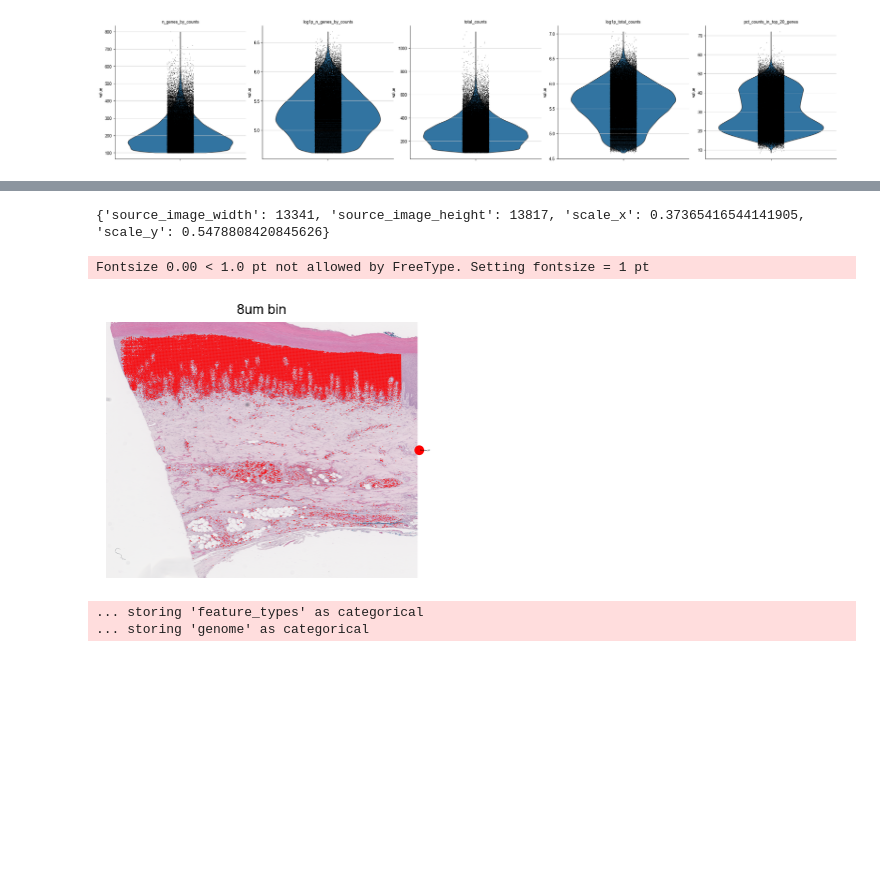
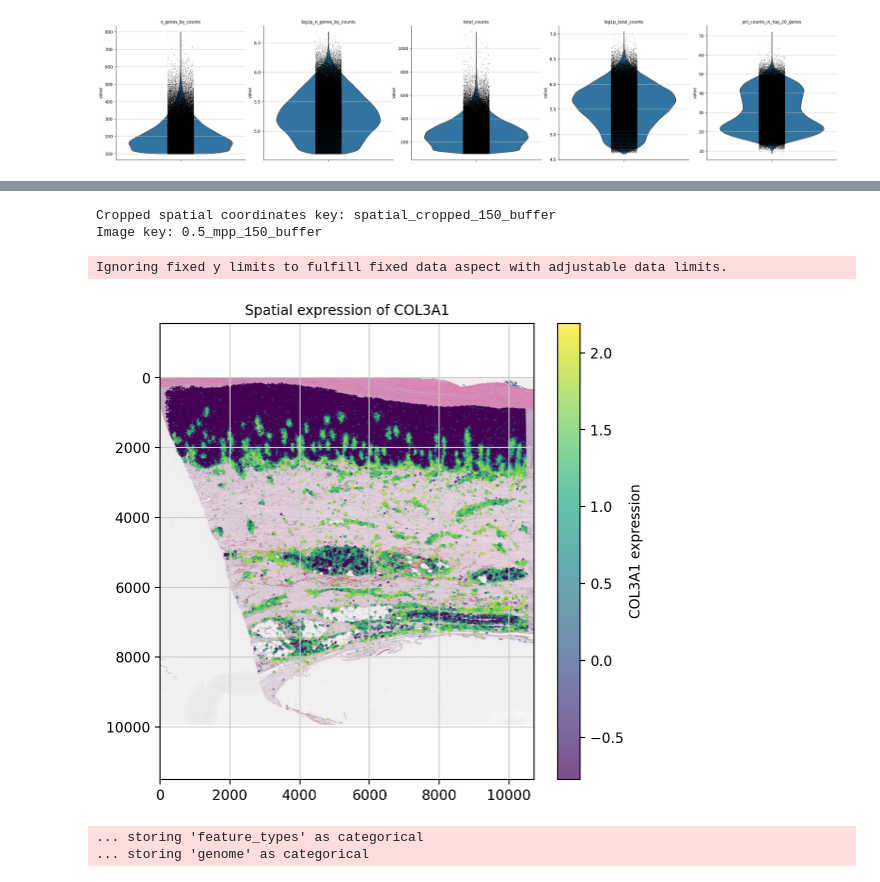
Before and after one commit to ScheWann/Biovis2025, a Jupyter notebook: Python/quality_control_8um.ipynb, the cells around one changed output, grey strips where cells are left out. Cells and saved outputs as stored; diff of their text form; code cells hidden in the pictures; blank space fills up the shorter version.

```diff
--- a/Python/quality_control_8um.ipynb
+++ b/Python/quality_control_8um.ipynb
@@ -152,53 +152,31 @@ AnnData object with n_obs × n_vars = 105437 × 5000
-# %%
-def add_scalefactor_from_source_image(adata, library_id, source_image_path):
-    img = Image.open(source_image_path)
-    img_width, img_height = img.size
-
-    # Get coord range from obsm["spatial"]
-    coords = adata.obsm["spatial"]
-    max_x = np.max(coords[:, 1])
-    max_y = np.max(coords[:, 0])
-
-    # Calculate scales（fullres image px / coordinate unit）
-    scale_x = img_width / (max_x + 1)
-    scale_y = img_height / (max_y + 1)
-
-    new_scalefactor = {
-        "source_image_width": img_width,
-        "source_image_height": img_height,
-        "scale_x": scale_x,
-        "scale_y": scale_y
-    }
-
-    # save to adata.uns
-    adata.uns["spatial"][library_id]["scalefactors_from_source_image"] = new_scalefactor
-
-    return adata
-
-library_id = "skin_TXK6Z4X_A1"
-source_image_path = "../Example_Data/H1-TXK6Z4X-A1_2um/H1-TXK6Z4X-A1_2um_lite.jpeg"
-
-bdata = add_scalefactor_from_source_image(bdata, library_id, source_image_path)
-print(bdata.uns["spatial"][library_id]["scalefactors_from_source_image"])
-# %% [output]
-{'source_image_width': 13341, 'source_image_height': 13817, 'scale_x': 0.37365416544141905, 'scale_y': 0.5478808420845626}
-# %%
-bd = bdata[bdata.obs["predicted_labels"] == "Differentiated_KC"]
-
-sc.pl.spatial(
-    bd[bd.obs["conf_score"] > 0.05],
-    color="predicted_labels",
-    title="8um bin",
-    palette=["red", "green", "cyan", "yellow"],
-    size=20,
-    img_key="hires",
-    legend_fontsize=0,
-    spot_size=1,
-    frameon=False,
-)
-# %% [output]
-Fontsize 0.00 < 1.0 pt not allowed by FreeType. Setting fontsize = 1 pt
-[figure, removed]
+# %%
+b2c.scaled_he_image(bdata, mpp=0.5, save_path="stardist/he.tiff")
+# %% [output]
+Cropped spatial coordinates key: spatial_cropped_150_buffer
+Image key: 0.5_mpp_150_buffer
+# %%
+# spatial expression of COL3A1
+
+gene = "COL3A1"
+
+bg_img = Image.open("./stardist/he.tiff")
+bg_width, bg_height = bg_img.size
+
+coords = bdata.obsm["spatial_cropped_150_buffer"]
+expr = bdata[:, gene].X.toarray().flatten()
+
+plt.figure(figsize=(6, 6))
+plt.imshow(bg_img, extent=[0, bg_width, bg_height, 0])
+plt.scatter(coords[:, 0], coords[:, 1], c=expr, cmap="viridis", s=0.1, alpha=0.7)
+plt.colorbar(label=f"{gene} expression")
+plt.title(f"Spatial expression of {gene}")
+plt.axis("equal")
+plt.xlim(0, bg_width)
+plt.ylim(bg_height, 0)
+plt.show()
+# %% [output]
+Ignoring fixed y limits to fulfill fixed data aspect with adjustable data limits.
+[figure, added]
 # %%
 bdata.raw.to_adata().write('skin_TXK6Z4X_A1_8um_b2c_qc.h5ad')
 # %% [output]
```
Also changed, not shown: parts of 6 cells of this notebook.
